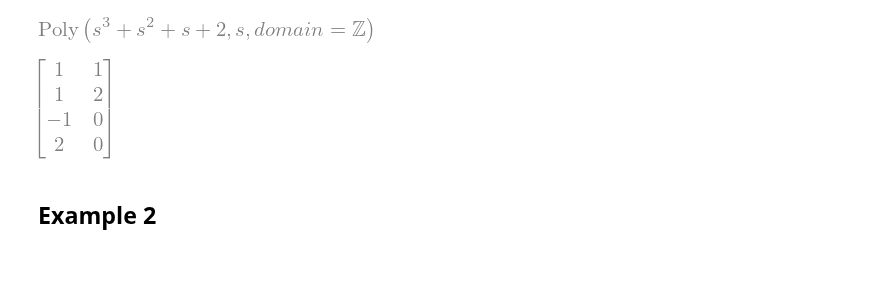
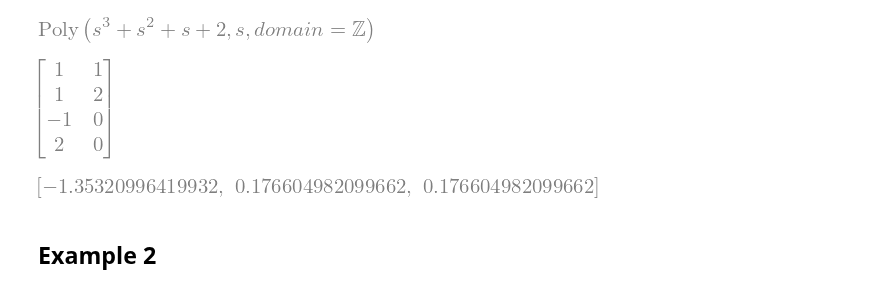
Before and after one commit to JonHowMIT/Signals_and_Systems, a Jupyter notebook: 16_002_Topic14_Routh_array.ipynb, the cells around one changed output. Saved outputs shown, nothing was run; the diff lists cells and outputs as text; code cells hidden in the pictures; blank space fills up the shorter version.

```diff
--- a/16_002_Topic14_Routh_array.ipynb
+++ b/16_002_Topic14_Routh_array.ipynb
@@ -49,6 +63,11 @@ p
 routh(p)
 # %% [output]
 [figure]
+# %%
+r = p.nroots()
+[re(e) for e in list(r)[0:len(r)]]
+# %% [output]
+[figure, added]
 # %% [markdown]
 ## Example 2
 # %%
```
Also changed, not shown: parts of 25 cells of this notebook.
